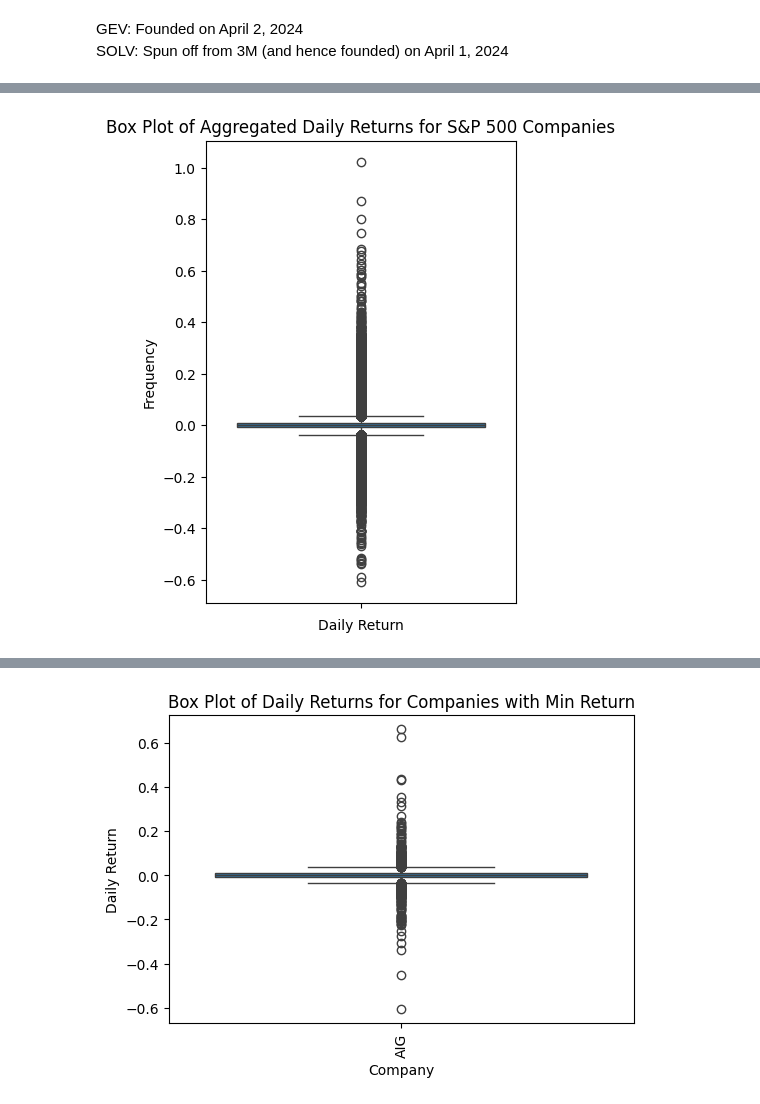
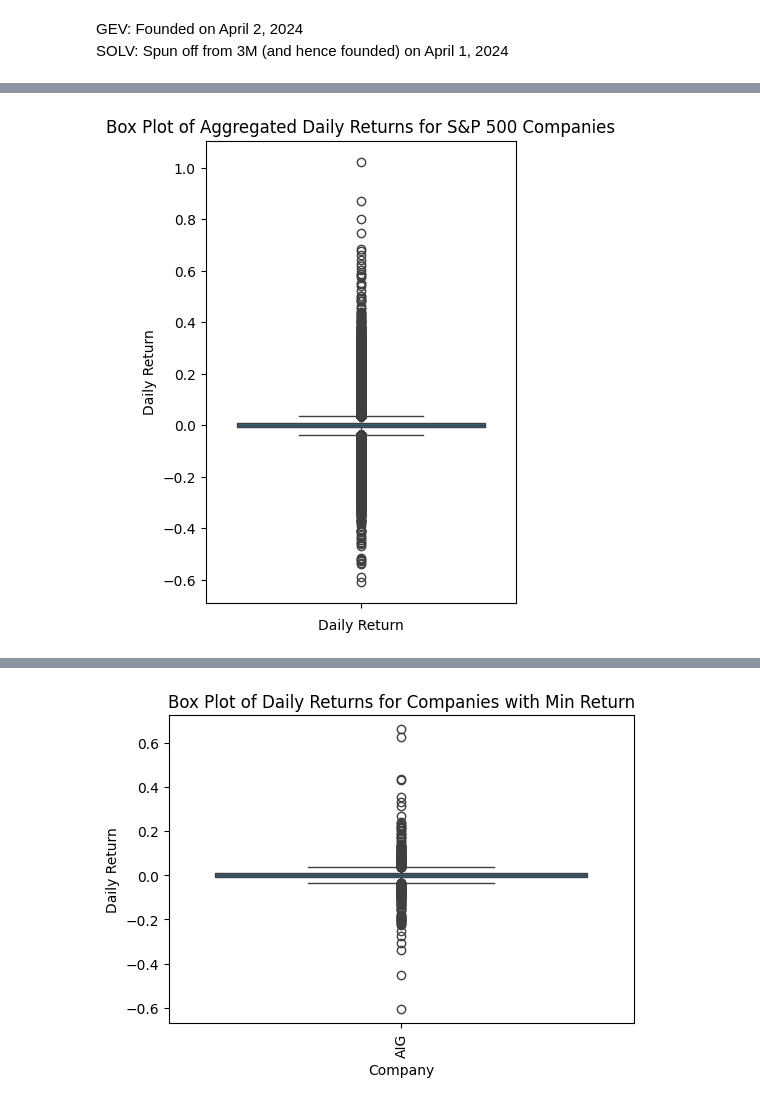
Before and after one commit to Hyshubham2504/Clustering-Based-Approach-as-an-Alternative-to-Industry-Classification, a Jupyter notebook: First_Approach.ipynb, the cells around one changed output, grey strips where cells are left out. Cells and saved outputs as stored; diff of their text form; code cells hidden in the pictures.

Commit message:
Fixed plot axes

```diff
--- a/First_Approach.ipynb
+++ b/First_Approach.ipynb
@@ -161,14 +149,15 @@ Name: V, dtype: float64
 # %%
+# aggregated_return: daily return of all companies combined into one list
 aggregated_return = daily_return_df.stack()
 
 plt.figure(figsize=(4, 6))
 sns.boxplot(aggregated_return)
 plt.title('Box Plot of Aggregated Daily Returns for S&P 500 Companies')
 plt.xlabel('Daily Return')
-plt.ylabel('Frequency')
+plt.ylabel('Daily Return')
 plt.show()
 # %% [output]
-[figure, old version]
+[figure, new version]
 # %%
 summary_statistics = aggregated_return.describe()
 summary_statistics
```
Also changed, not shown: parts of 8 cells of this notebook.
